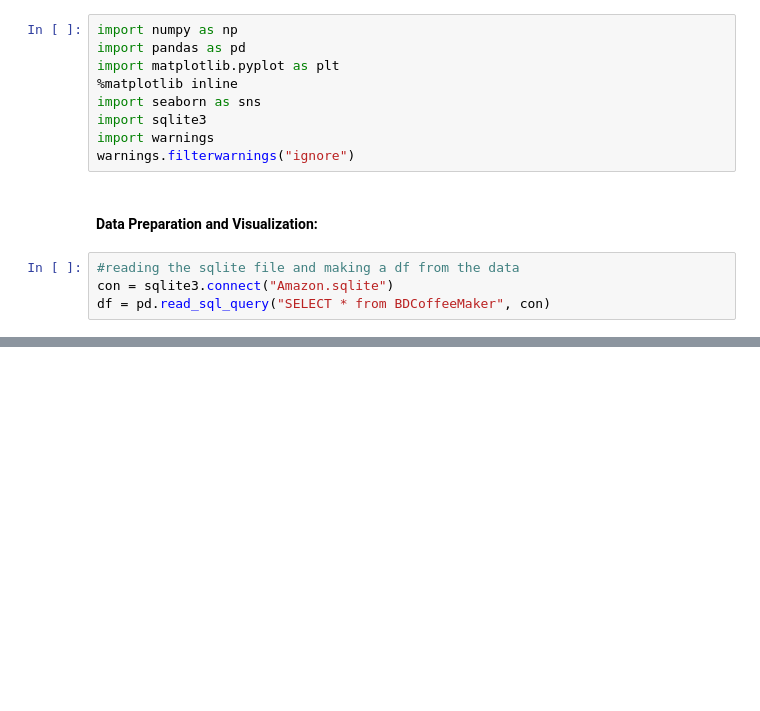
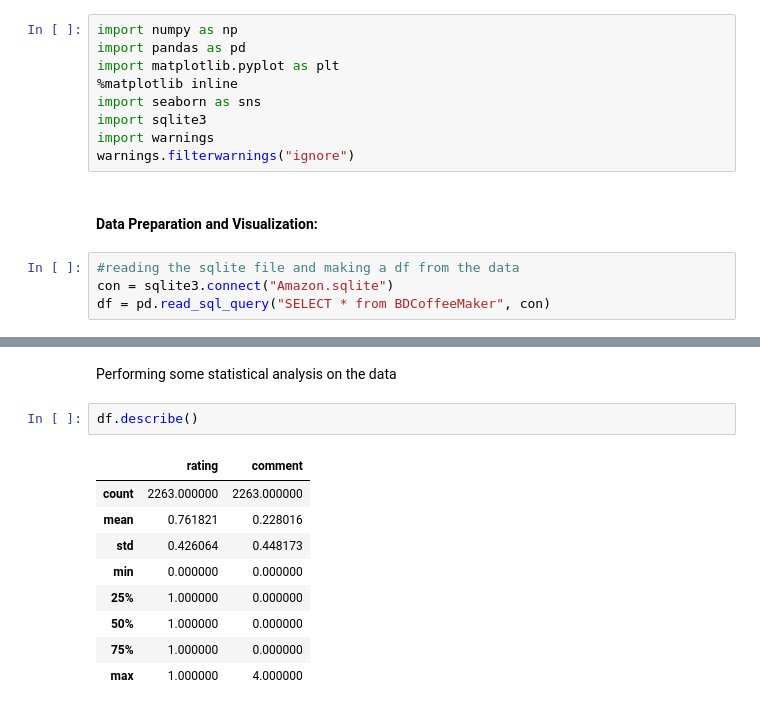
Before and after one commit to kavehamini/Amazon-Review-Analysis-JBL-Charge-4-Speaker-Sentiment-Analysis-NLP, a Jupyter notebook: Sentiment Analysis of Amazon reviews for BD Coffee maker.ipynb, the cells around one changed output, grey strips where cells are left out. Saved outputs shown, nothing was run; the diff lists cells and outputs as text; blank space fills up the shorter version.

```diff
--- a/Sentiment Analysis of Amazon reviews for BD Coffee maker.ipynb
+++ b/Sentiment Analysis of Amazon reviews for BD Coffee maker.ipynb
@@ -29,0 +73,14 @@ df.head()
+# %% [markdown]
+Performing some statistical analysis on the data
+# %%
+df.describe()
+# %% [output]
+|  | rating | comment |
+| count | 2263.000000 | 2263.000000 |
+| mean | 0.761821 | 0.228016 |
+| std | 0.426064 | 0.448173 |
+| min | 0.000000 | 0.000000 |
+| 25% | 1.000000 | 0.000000 |
+| 50% | 1.000000 | 0.000000 |
+| 75% | 1.000000 | 0.000000 |
+| max | 1.000000 | 4.000000 |
```
Also changed, not shown: parts of 12 cells of this notebook.
